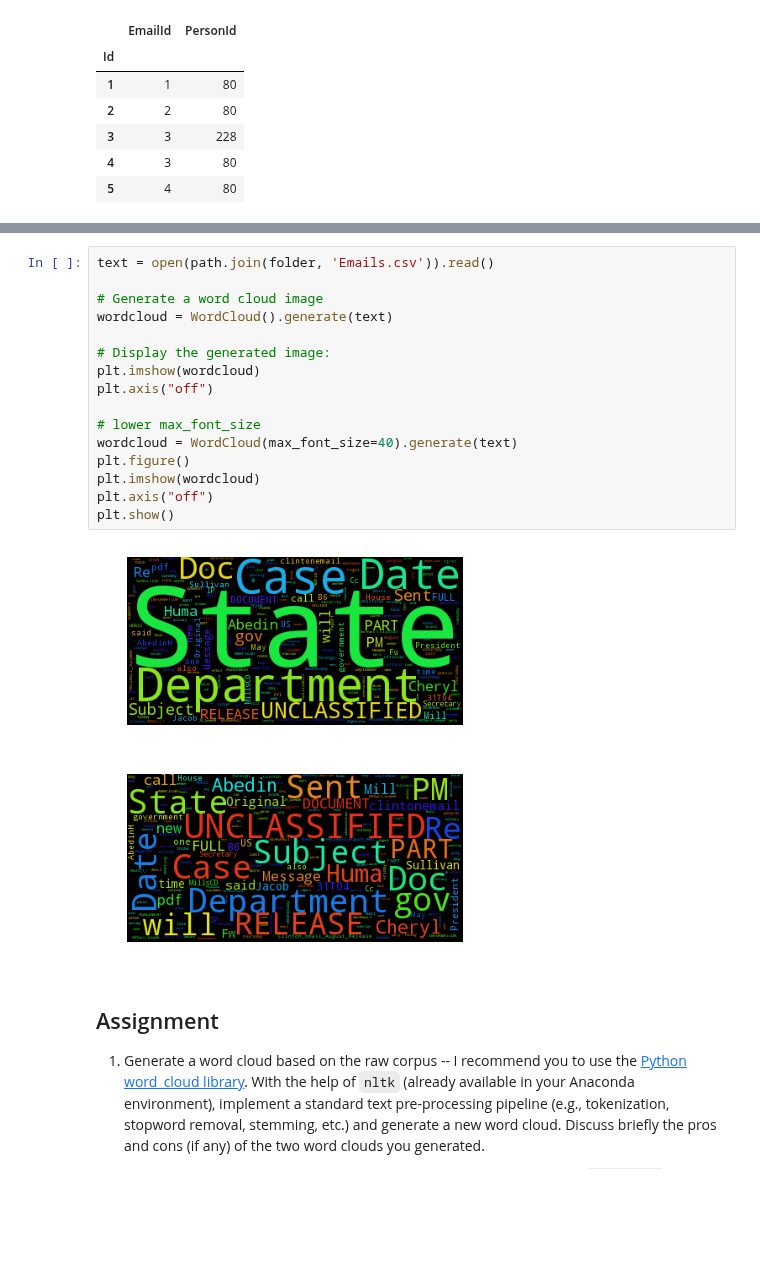
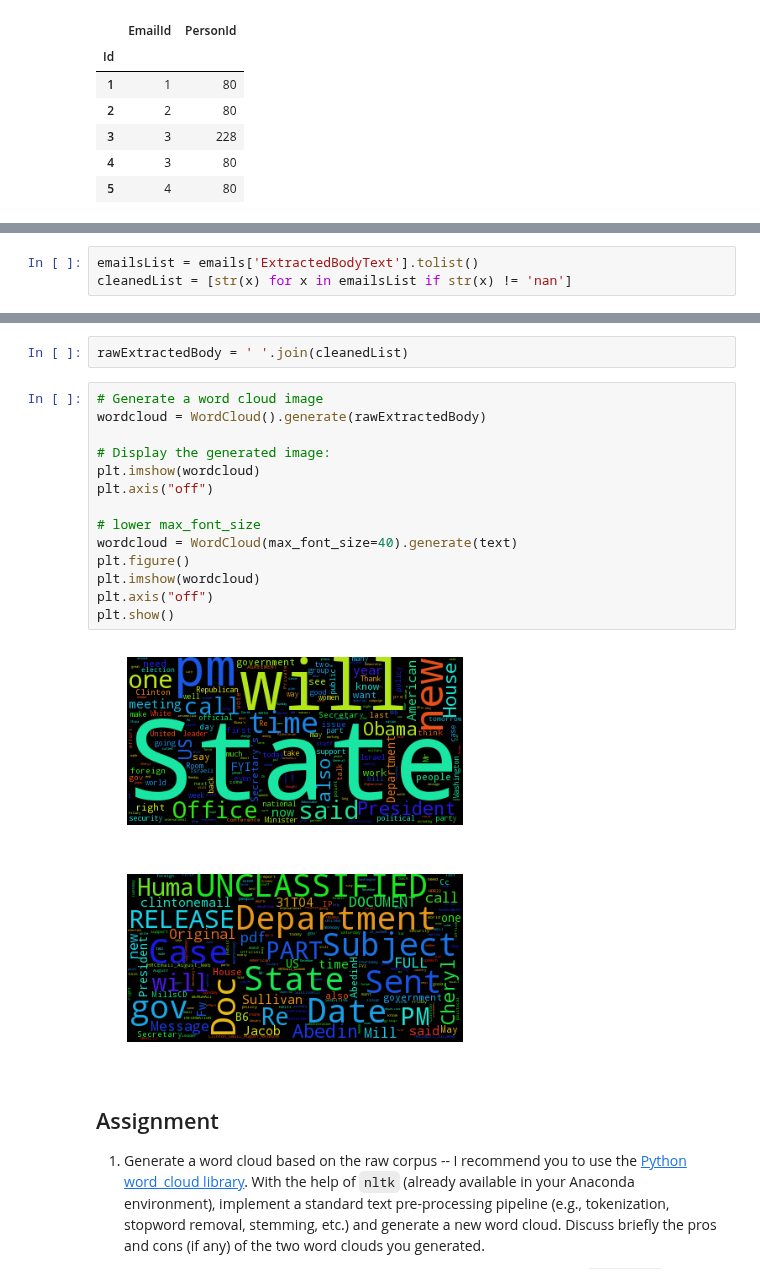
Before and after one commit to PaluchowskiMatthew/ADA-Kepler, a Jupyter notebook: 05 - Taming Text/05 - Taming Text.ipynb, the cells around one changed output, grey strips where cells are left out. Drawn from its saved outputs; the diff is of its cells as text; blank space fills up the shorter version.

Commit message:
Raw Body word cloud

```diff
--- a/05 - Taming Text/05 - Taming Text.ipynb
+++ b/05 - Taming Text/05 - Taming Text.ipynb
@@ -61,0 +54,3 @@ persons.head()
+# %%
+emailsList = emails['ExtractedBodyText'].tolist()
+cleanedList = [str(x) for x in emailsList if str(x) != 'nan']
@@ -62,22 +75,22 @@ persons.head()
+# %%
+rawExtractedBody = ' '.join(cleanedList)
 # %%
-text = open(path.join(folder, 'Emails.csv')).read()
-
 # Generate a word cloud image
-wordcloud = WordCloud().generate(text)
+wordcloud = WordCloud().generate(rawExtractedBody)
 
 # Display the generated image:
 plt.imshow(wordcloud)
 plt.axis("off")
 
 # lower max_font_size
 wordcloud = WordCloud(max_font_size=40).generate(text)
 plt.figure()
 plt.imshow(wordcloud)
 plt.axis("off")
 plt.show()
 # %% [output]
-[figure, old version]
+[figure, new version]
-[figure, old version]
+[figure, new version]
 # %% [markdown]
 ## Assignment
 1. Generate a word cloud based on the raw corpus -- I recommend you to use the [Python word_cloud library](https://github.com/amueller/word_cloud).
```
Also changed, not shown: parts of 4 cells of this notebook.
